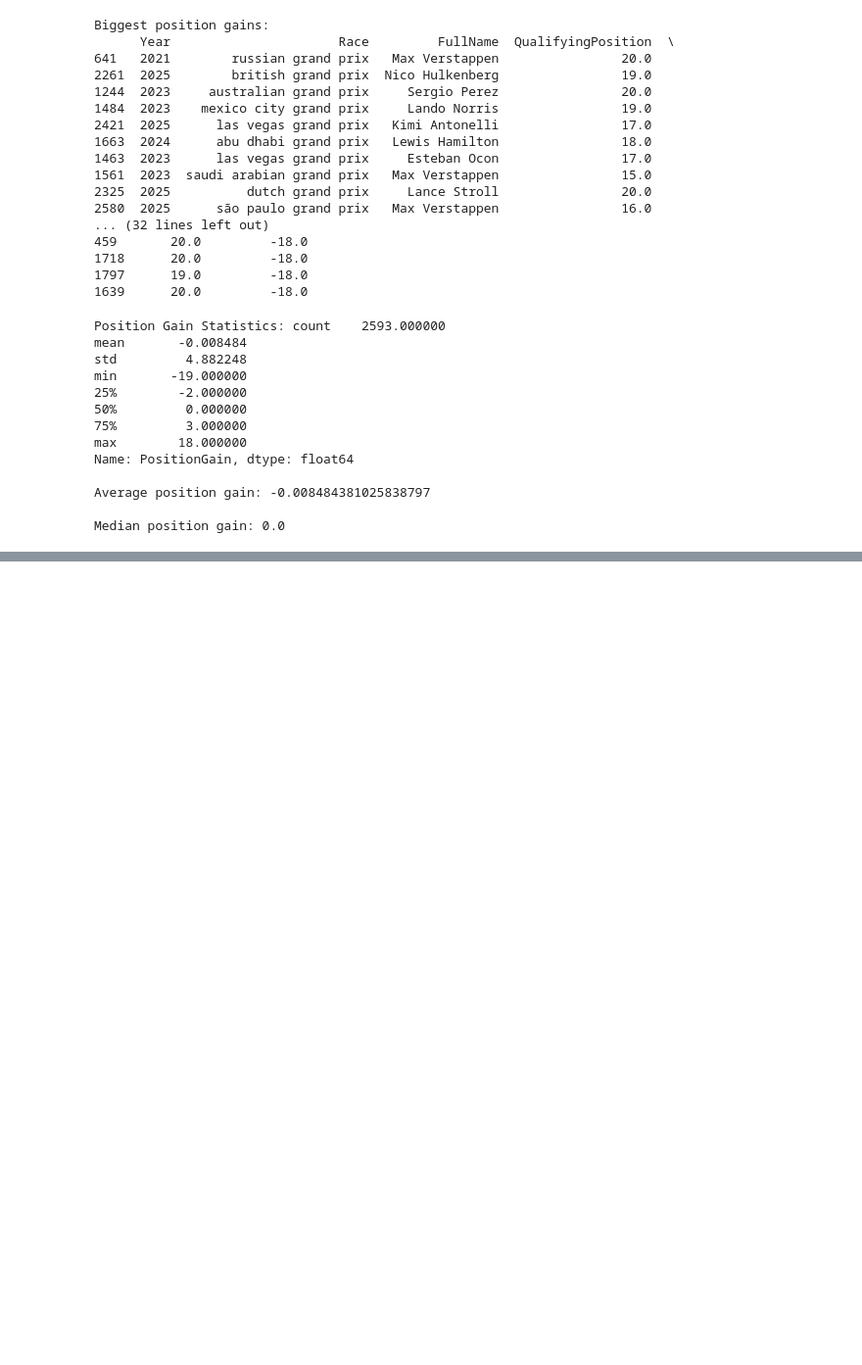
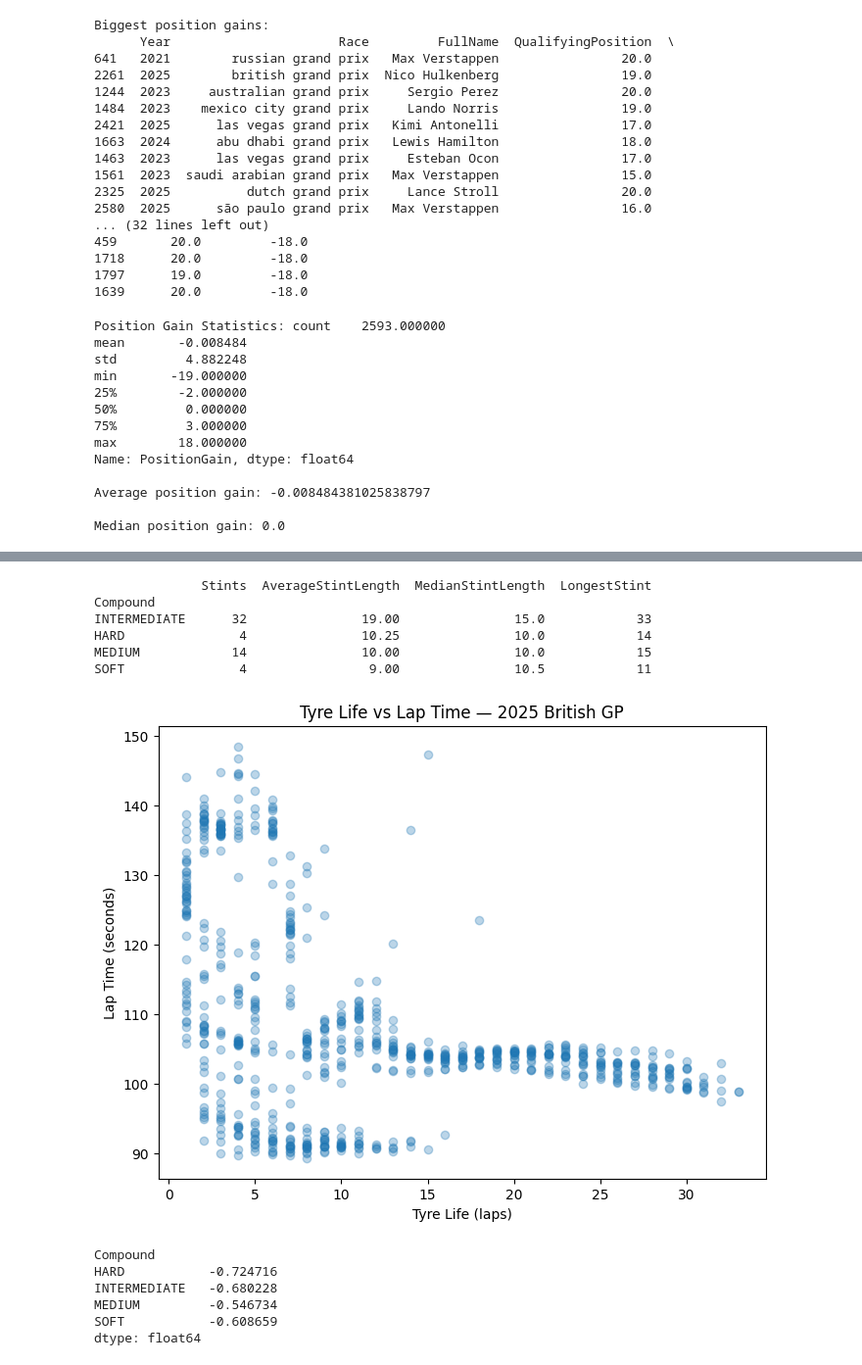
Before and after one commit to Christu-19/APEX--F1-Race-Strategy-Intelligence, a Jupyter notebook: notebooks/03_eda.ipynb, the cells around one changed output, grey strips where cells are left out. Shown at 98% size. Drawn from its saved outputs; the diff is of its cells as text; code cells hidden in the pictures; blank space fills up the shorter version.

```diff
--- a/notebooks/03_eda.ipynb
+++ b/notebooks/03_eda.ipynb
@@ -255,0 +520,56 @@ Name: count, dtype: int64
+# %%
+stint_compound_summary = (
+    stint_summary
+    .groupby("Compound")["Laps"]
+    .agg(
+        Stints="count",
+        AverageStintLength="mean",
+        MedianStintLength="median",
+        LongestStint="max"
+    )
+    .sort_values("AverageStintLength", ascending=False)
+)
+
+print(stint_compound_summary)
+# %% [output]
+              Stints  AverageStintLength  MedianStintLength  LongestStint
+Compound
+INTERMEDIATE      32               19.00               15.0            33
+HARD               4               10.25               10.0            14
+MEDIUM            14               10.00               10.0            15
+SOFT               4                9.00               10.5            11
+# %%
+plt.figure(figsize=(8, 6))
+
+plt.scatter(
+    laps["TyreLife"],
+    laps["LapTime"].dt.total_seconds(),
+    alpha=0.3
+)
+
+plt.xlabel("Tyre Life (laps)")
+plt.ylabel("Lap Time (seconds)")
+plt.title("Tyre Life vs Lap Time — 2025 British GP")
+
+plt.show()
+# %% [output]
+[figure, added]
+# %%
+tyre_life_correlation = (
+    laps
+    .groupby("Compound")
+    .apply(
+        lambda group: group["TyreLife"].corr(
+            group["LapTime"].dt.total_seconds()
+        )
+    )
+)
+
+print(tyre_life_correlation)
+# %% [output]
+Compound
+HARD           -0.724716
+INTERMEDIATE   -0.680228
+MEDIUM         -0.546734
+SOFT           -0.608659
+dtype: float64
```
Also changed, not shown: parts of 32 cells of this notebook.
